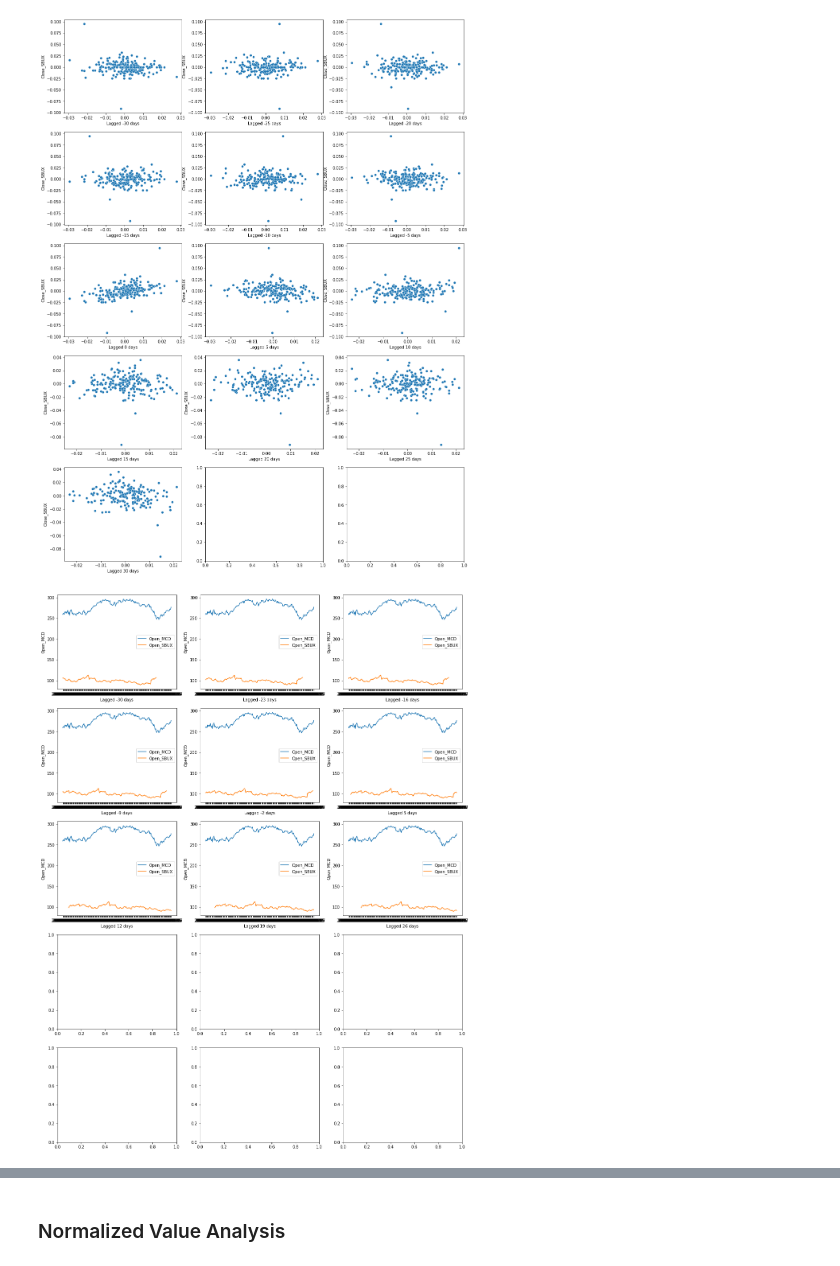
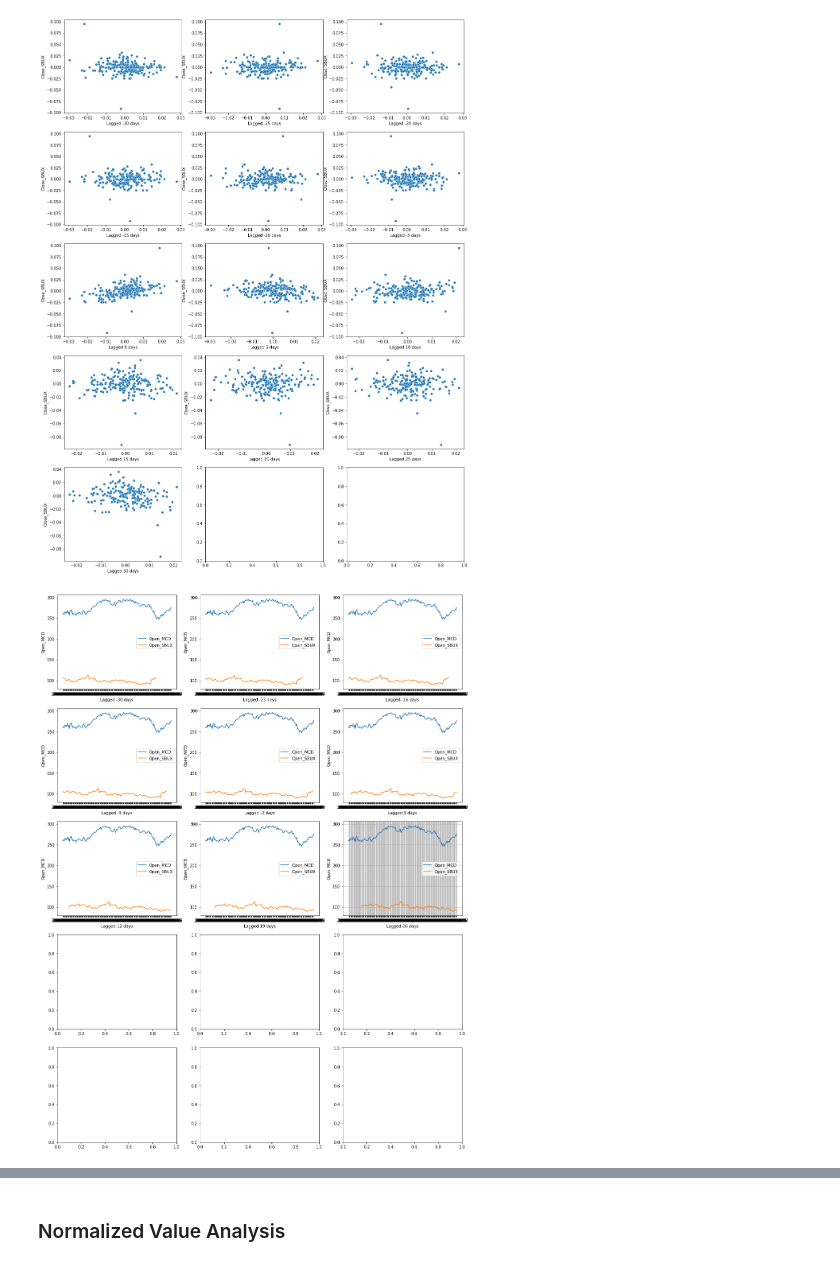
Before and after one commit to BonarSs/Stock-Conflict-Analysis, a Jupyter notebook: test_AnalyzingData.ipynb, the cells around one changed output, grey strips where cells are left out. Cells and saved outputs as stored; diff of their text form; code cells hidden in the pictures.

```diff
--- a/test_AnalyzingData.ipynb
+++ b/test_AnalyzingData.ipynb
@@ -90,20 +90,20 @@ plt.show()
 # %%
 #Membuat scatter plot Lagged Correlation
 
 fig, axes = plt.subplots(5,3, figsize=(18,25))
 
 i = 1
 for lagged in range(-30,31,7):
     plt.subplot(5,3,i)
-    sns.lineplot(x= SBUX_MCD['Date'], y=SBUX_MCD['Open_MCD'], label='Open_MCD', markers='o')
-    sns.lineplot(x=SBUX_MCD['Date'], y=SBUX_MCD['Open_SBUX'].shift(lagged), label='Open_SBUX', markers='x')
+    sns.lineplot(x= SBUX_MCD.index, y=SBUX_MCD['Open_MCD'], label='Open_MCD', markers='o')
+    sns.lineplot(x=SBUX_MCD.index, y=SBUX_MCD['Open_SBUX'].shift(lagged), label='Open_SBUX', markers='x')
     plt.xlabel(f'Lagged {lagged} days')
     i += 1
 
-
+plt.grid()
 plt.show()
 # %% [output]
-[figure, old version]
+[figure, new version]
 # %%
 SBUX_MCD.head()
 # %% [output]
```
Also changed, not shown: parts of 3 cells of this notebook, 1 other file.
